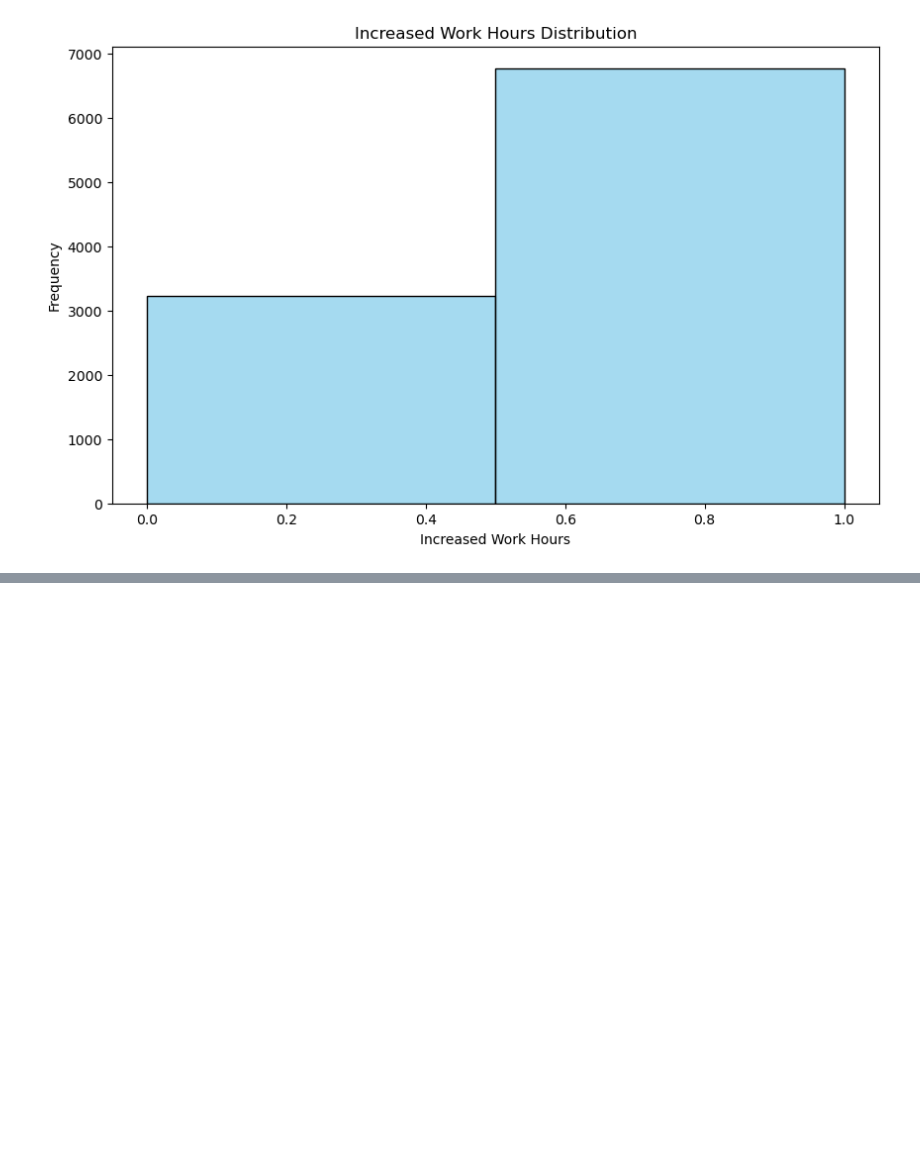
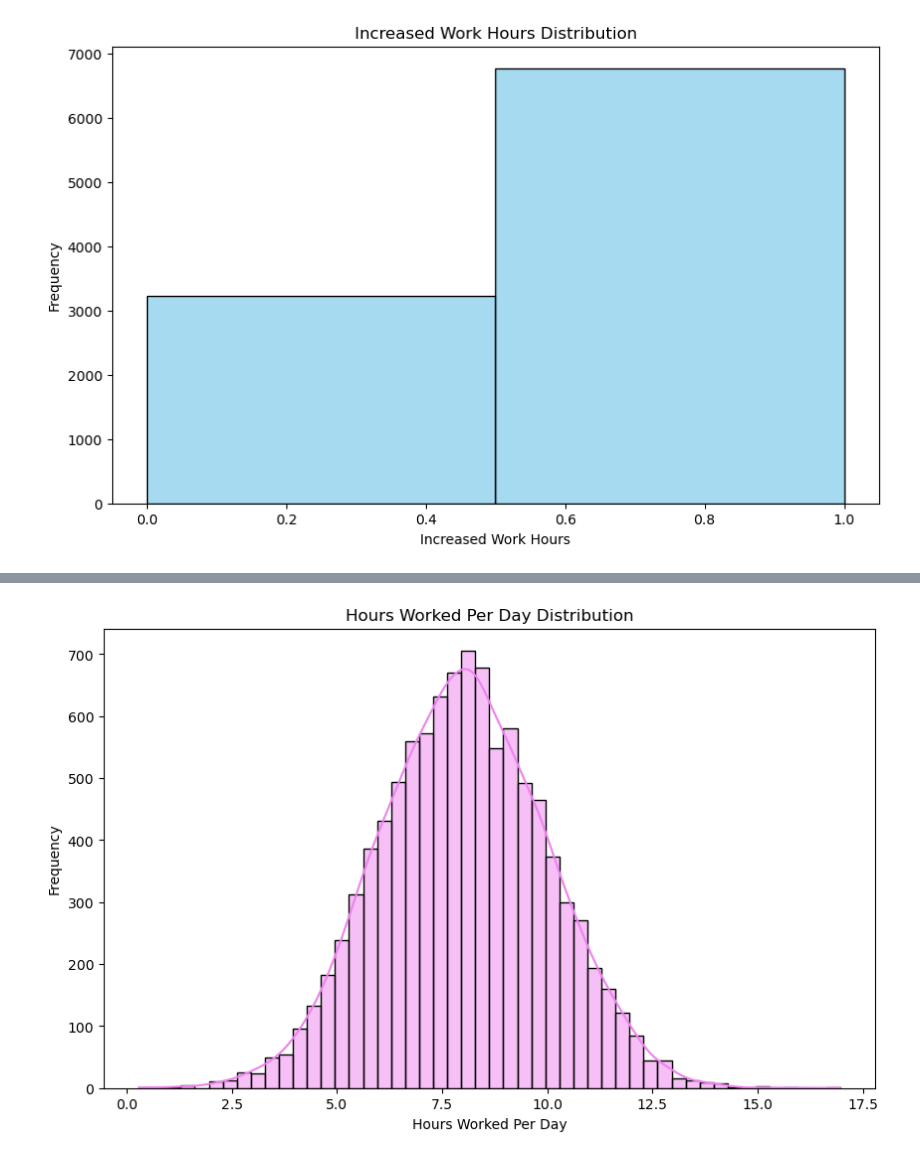
Before and after one commit to beccaa9116/Impact-of-Covid-19, a Jupyter notebook: covid_impact.ipynb, the cells around one changed output, grey strips where cells are left out. Drawn from its saved outputs; the diff is of its cells as text; code cells hidden in the pictures; blank space fills up the shorter version.

```diff
--- a/covid_impact.ipynb
+++ b/covid_impact.ipynb
@@ -98,0 +99,10 @@ plt.show()
+# %%
+#plot hours worked per day
+plt.figure(figsize=(10, 6))
+sns.histplot(data['Hours_Worked_Per_Day'], bins=50, color='violet', kde=True, edgecolor='black')
+plt.title('Hours Worked Per Day Distribution')
+plt.xlabel('Hours Worked Per Day')
+plt.ylabel('Frequency')
+plt.show()
+# %% [output]
+[figure, added]
```
Also changed, not shown: parts of 2 cells of this notebook.
